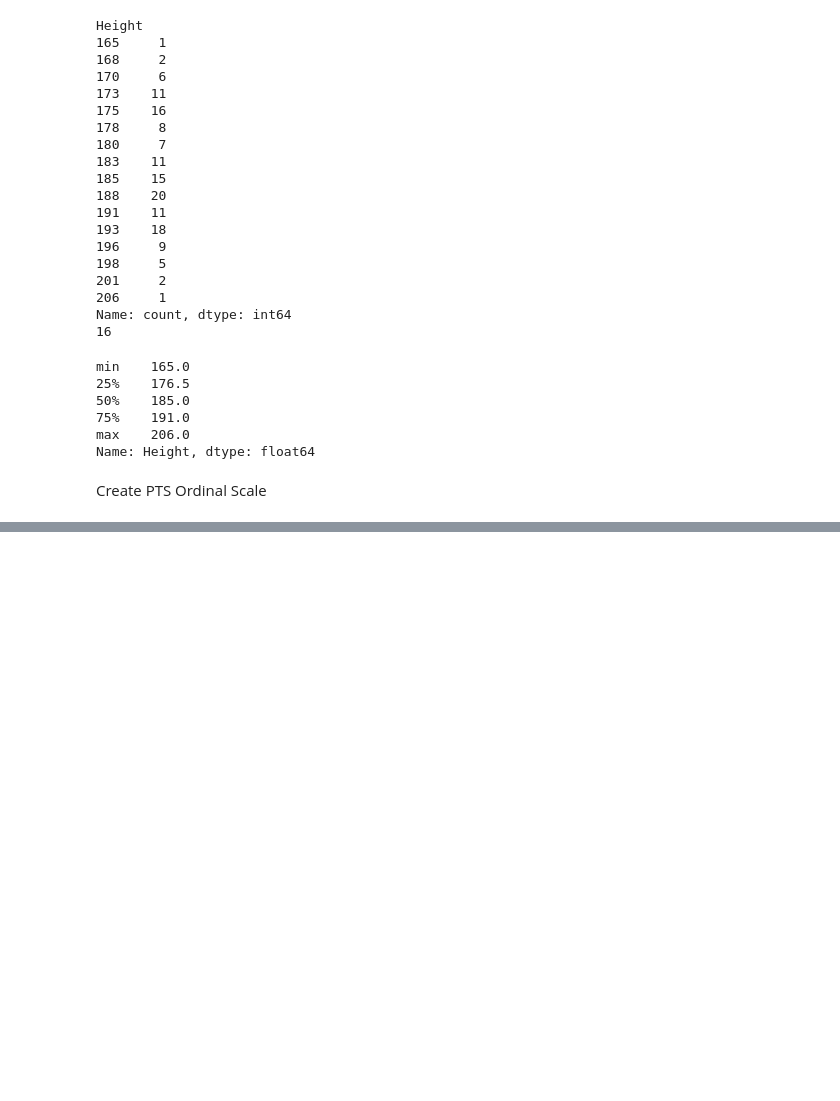
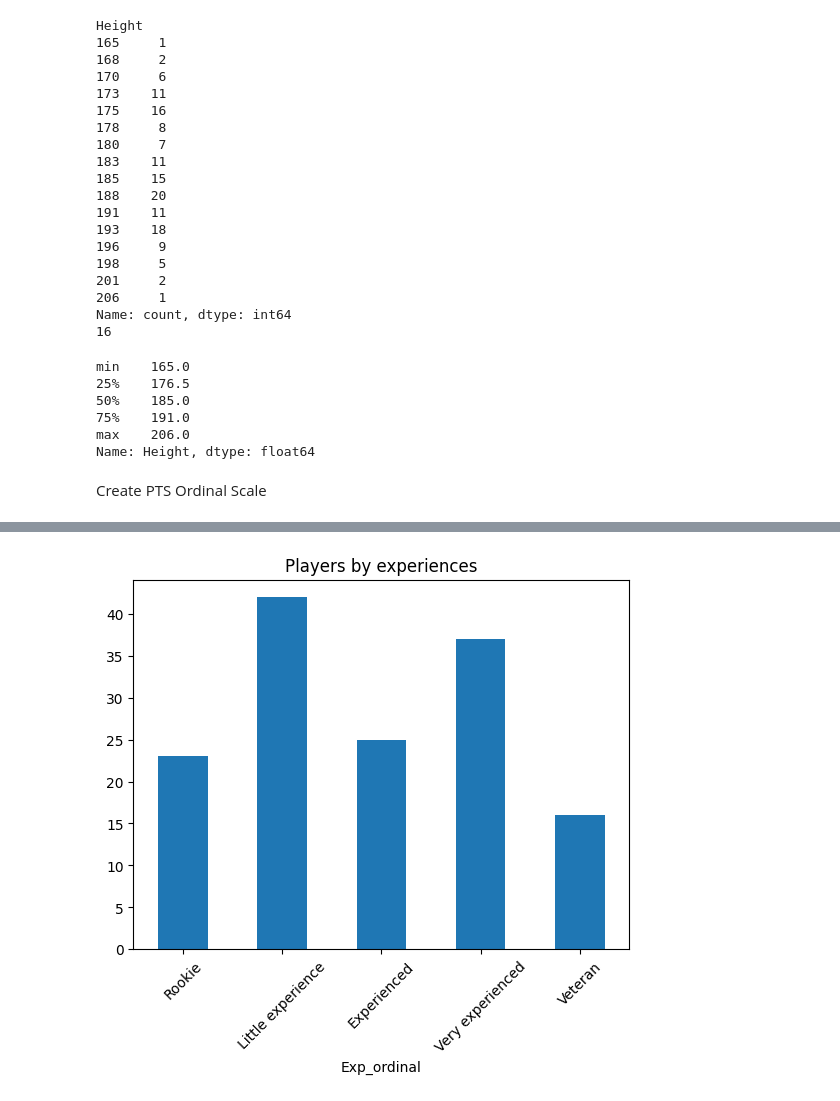
Before and after one commit to dnlsyfq/kaggle_wnba_player_stats, a Jupyter notebook: statistical-analysis-walkthrough.ipynb, the cells around one changed output, grey strips where cells are left out. Cells and saved outputs as stored; diff of their text form; code cells hidden in the pictures; blank space fills up the shorter version.

```diff
--- a/statistical-analysis-walkthrough.ipynb
+++ b/statistical-analysis-walkthrough.ipynb
@@ -353,0 +426,5 @@ df['Age'].describe(percentiles=[.75,.50,.95]).reset_index().query(" index=='75%'
+# %%
+df['Exp_ordinal'].value_counts()[['Rookie','Little experience','Experienced','Very experienced','Veteran']].plot.bar(rot=45,title='Players by experiences')
+plt.show()
+# %% [output]
+[figure, added]
```
Also changed, not shown: parts of 17 cells of this notebook.
